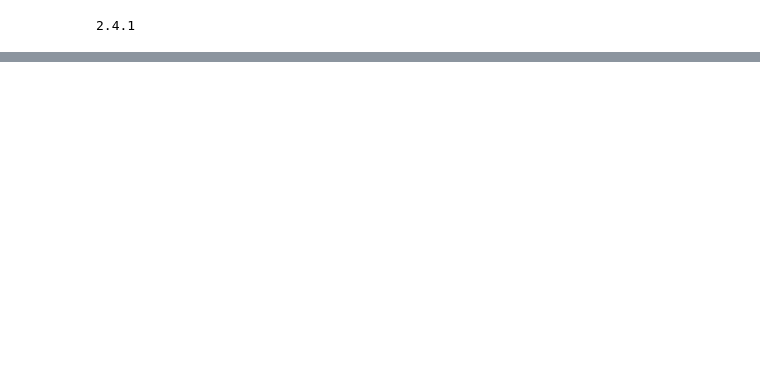
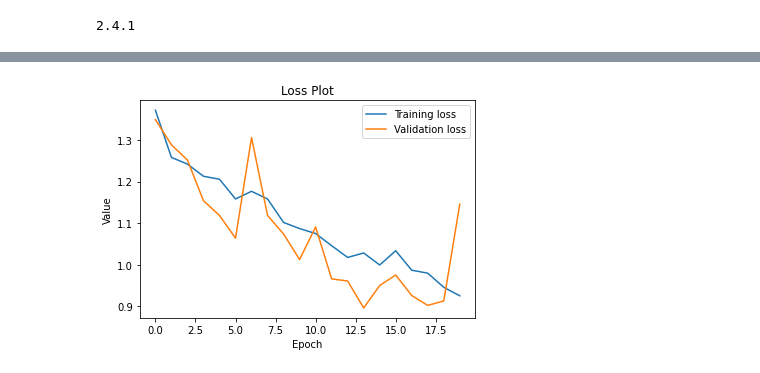
Before and after one commit to ahmadsufyan455/MedDev, a Jupyter notebook: Deteksi_Mata.ipynb, the cells around one changed output, grey strips where cells are left out. Drawn from its saved outputs; the diff is of its cells as text; code cells hidden in the pictures; blank space fills up the shorter version.

```diff
--- a/Deteksi_Mata.ipynb
+++ b/Deteksi_Mata.ipynb
@@ -199,0 +194,11 @@ Epoch 20/20
+# %%
+callbacks = myCallback()
+history = model.fit(
+    train_generator,
+    steps_per_epoch = 540/32,
+    epochs = 20,
+    validation_data = validation_generator,
+    validation_steps = 61/32,
+    verbose =2,
+    callbacks=[callbacks]
+)
@@ -199,0 +223,13 @@ Epoch 20/20
+# %%
+# Grafik untuk Loss Train dan Loss Validation..
+from matplotlib import pyplot as plt
+
+plt.plot(history.history['loss'], label ='Training loss')
+plt.plot(history.history['val_loss'], label = 'Validation loss')
+plt.title('Loss Plot')
+plt.ylabel('Value')
+plt.xlabel('Epoch')
+plt.legend(loc='upper right')
+plt.show()
+# %% [output]
+[figure, added]
```
Also changed, not shown: parts of 13 cells of this notebook.
